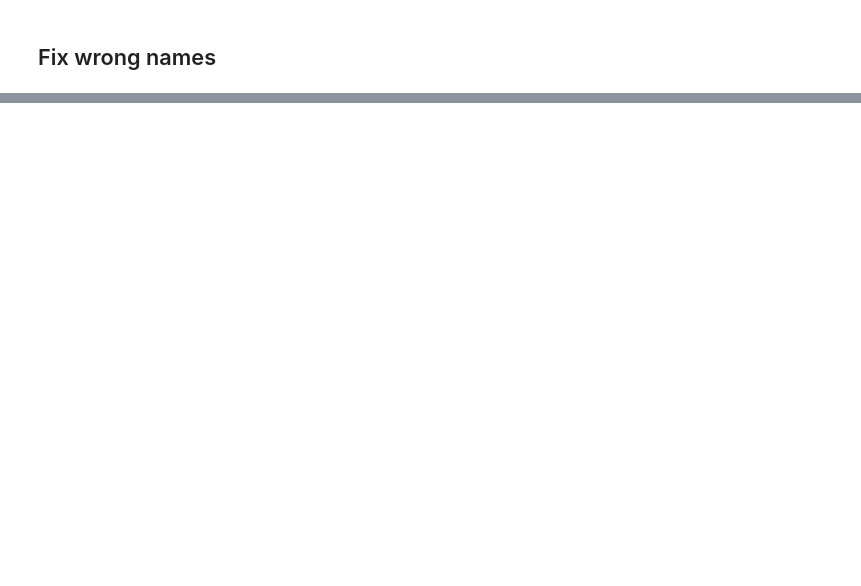
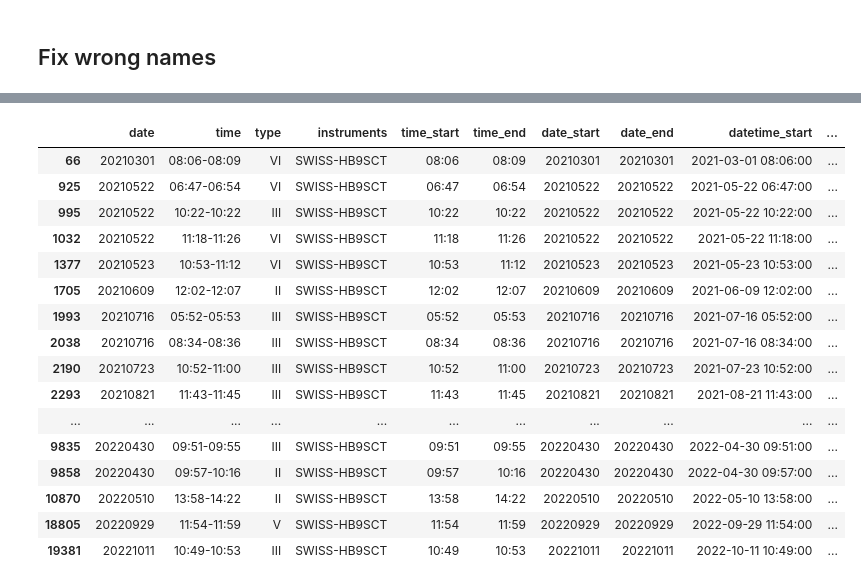
Before and after one commit to i4Ds/Radio-sunburst-labelcreation, a Jupyter notebook: burst_list_creation.ipynb, the cells around one changed output, grey strips where cells are left out. Cells and saved outputs as stored; diff of their text form; code cells hidden in the pictures; blank space fills up the shorter version.

```diff
--- a/burst_list_creation.ipynb
+++ b/burst_list_creation.ipynb
@@ -171,4 +174,24 @@ burst_list[burst_list['instruments'].isna()]
 # %%
 burst_list = burst_list.dropna(subset=['instruments'])
+# %%
+burst_list[burst_list.instruments.str.contains('HB9SCT')]
+# %% [output]
+|  | date | time | type | instruments | time_start | time_end | date_start | date_end | datetime_start | ... |
+| 66 | 20210301 | 08:06-08:09 | VI | SWISS-HB9SCT | 08:06 | 08:09 | 20210301 | 20210301 | 2021-03-01 08:06:00 | ... |
+| 925 | 20210522 | 06:47-06:54 | VI | SWISS-HB9SCT | 06:47 | 06:54 | 20210522 | 20210522 | 2021-05-22 06:47:00 | ... |
+| 995 | 20210522 | 10:22-10:22 | III | SWISS-HB9SCT | 10:22 | 10:22 | 20210522 | 20210522 | 2021-05-22 10:22:00 | ... |
+| 1032 | 20210522 | 11:18-11:26 | VI | SWISS-HB9SCT | 11:18 | 11:26 | 20210522 | 20210522 | 2021-05-22 11:18:00 | ... |
+| 1377 | 20210523 | 10:53-11:12 | VI | SWISS-HB9SCT | 10:53 | 11:12 | 20210523 | 20210523 | 2021-05-23 10:53:00 | ... |
+| 1705 | 20210609 | 12:02-12:07 | II | SWISS-HB9SCT | 12:02 | 12:07 | 20210609 | 20210609 | 2021-06-09 12:02:00 | ... |
+| 1993 | 20210716 | 05:52-05:53 | III | SWISS-HB9SCT | 05:52 | 05:53 | 20210716 | 20210716 | 2021-07-16 05:52:00 | ... |
+| 2038 | 20210716 | 08:34-08:36 | III | SWISS-HB9SCT | 08:34 | 08:36 | 20210716 | 20210716 | 2021-07-16 08:34:00 | ... |
+| 2190 | 20210723 | 10:52-11:00 | III | SWISS-HB9SCT | 10:52 | 11:00 | 20210723 | 20210723 | 2021-07-23 10:52:00 | ... |
+| 2293 | 20210821 | 11:43-11:45 | III | SWISS-HB9SCT | 11:43 | 11:45 | 20210821 | 20210821 | 2021-08-21 11:43:00 | ... |
+| ... | ... | ... | ... | ... | ... | ... | ... | ... | ... | ... |
+| 9835 | 20220430 | 09:51-09:55 | III | SWISS-HB9SCT | 09:51 | 09:55 | 20220430 | 20220430 | 2022-04-30 09:51:00 | ... |
+| 9858 | 20220430 | 09:57-10:16 | II | SWISS-HB9SCT | 09:57 | 10:16 | 20220430 | 20220430 | 2022-04-30 09:57:00 | ... |
+| 10870 | 20220510 | 13:58-14:22 | II | SWISS-HB9SCT | 13:58 | 14:22 | 20220510 | 20220510 | 2022-05-10 13:58:00 | ... |
+| 18805 | 20220929 | 11:54-11:59 | V | SWISS-HB9SCT | 11:54 | 11:59 | 20220929 | 20220929 | 2022-09-29 11:54:00 | ... |
+| 19381 | 20221011 | 10:49-10:53 | III | SWISS-HB9SCT | 10:49 | 10:53 | 20221011 | 20221011 | 2022-10-11 10:49:00 | ... |
 # %%
 burst_list.to_excel('burst_list.xlsx', index=False)
```
Also changed, not shown: parts of 7 cells of this notebook, 4 other files.
